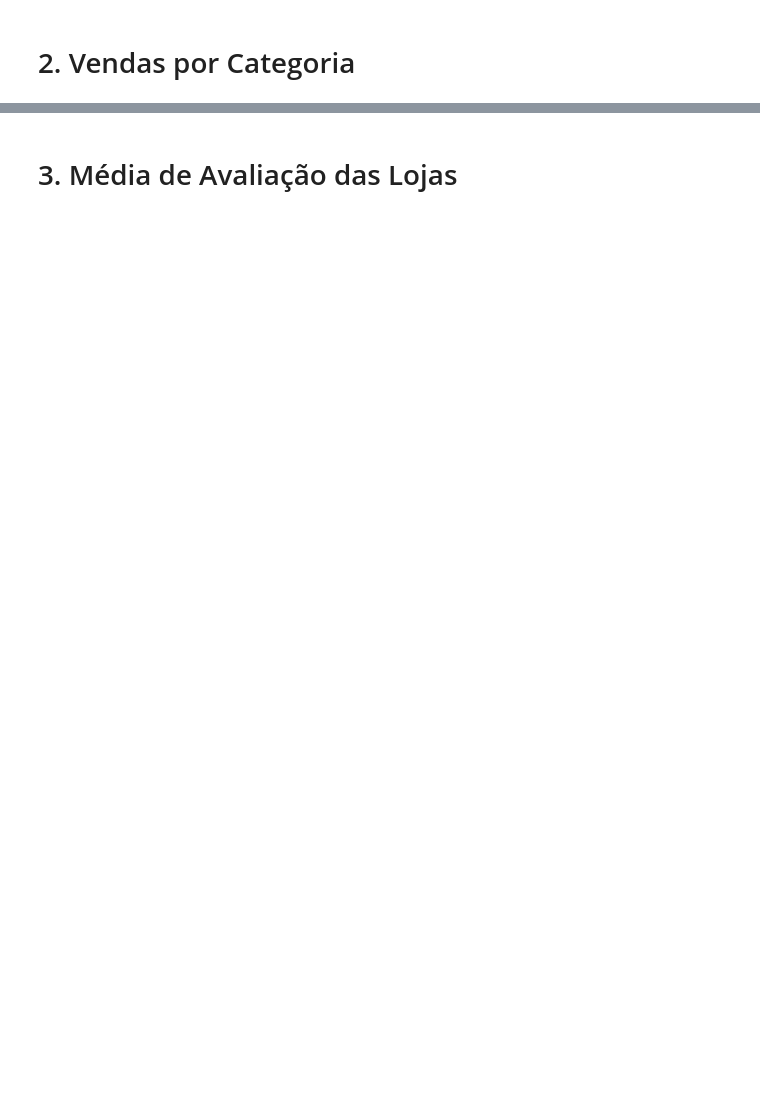
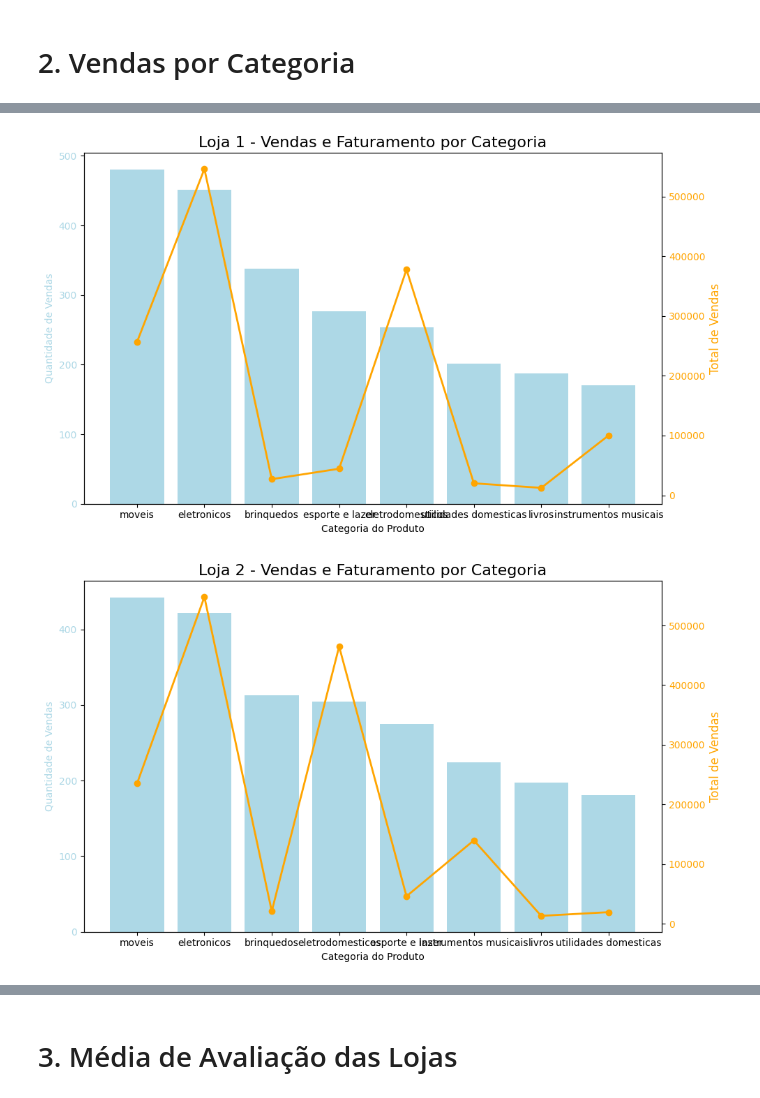
Before and after one commit to Tayara32/AluraStore, a Jupyter notebook: AluraStoreBr_TayaraCruz.ipynb, the cells around one changed output, grey strips where cells are left out. Saved outputs shown, nothing was run; the diff lists cells and outputs as text; code cells hidden in the pictures; blank space fills up the shorter version.

```diff
--- a/AluraStoreBr_TayaraCruz.ipynb
+++ b/AluraStoreBr_TayaraCruz.ipynb
@@ -159,0 +124,47 @@ Name: Preço, dtype: float64
+# %%
+import matplotlib.pyplot as plt
+
+def grafico_barras_linha(loja, nome_loja):
+    """
+    Função que gera um gráfico de barras com uma linha para mostrar as vendas e faturamento
+    por categoria de produto.
+
+    Parâmetros:
+    loja (DataFrame): Dados da loja.
+    nome_loja (str): Nome da loja para exibição.
+    """
+    quantidade_categoria = loja.groupby('Categoria do Produto').size().reset_index(name='Quantidade de Vendas')
+
+    faturamento_categoria = loja.groupby('Categoria do Produto')['Preço'].sum().reset_index(name='Faturamento')
+
+    categorias = pd.merge(quantidade_categoria, faturamento_categoria, on='Categoria do Produto')
+
+    categorias = categorias.sort_values(by='Quantidade de Vendas', ascending=False)
+
+    fig, ax1 = plt.subplots(figsize=(10, 6))
+
+    ax1.bar(categorias['Categoria do Produto'], categorias['Quantidade de Vendas'], color='lightblue', label='Quantidade de Vendas')
+    ax1.set_xlabel('Categoria do Produto')
+    ax1.set_ylabel('Quantidade de Vendas', color='lightblue')
+    ax1.tick_params(axis='y', labelcolor='lightblue')
+
+    ax2 = ax1.twinx()
+    ax2.plot(categorias['Categoria do Produto'], categorias['Faturamento'], color='orange', marker='o', label='Faturamento', linewidth=2)
+    ax2.set_ylabel('Faturamento', color='orange')
+    ax2.tick_params(axis='y', labelcolor='orange')
+
+    plt.title(f'{nome_loja} - Vendas e Faturamento por Categoria', fontsize=16)
+    plt.ylabel('Total de Vendas', fontsize=12)
+    plt.xticks(rotation=10, ha='right', fontsize=1)
+    fig.tight_layout()
+
+    plt.show()
+
+
+grafico_barras_linha(loja, 'Loja 1')
+grafico_barras_linha(loja2, 'Loja 2')
+grafico_barras_linha(loja3, 'Loja 3')
+grafico_barras_linha(loja4, 'Loja 4')
+# %% [output]
+[figure, added]
+[figure, added]
```
Also changed, not shown: parts of 16 cells of this notebook.
